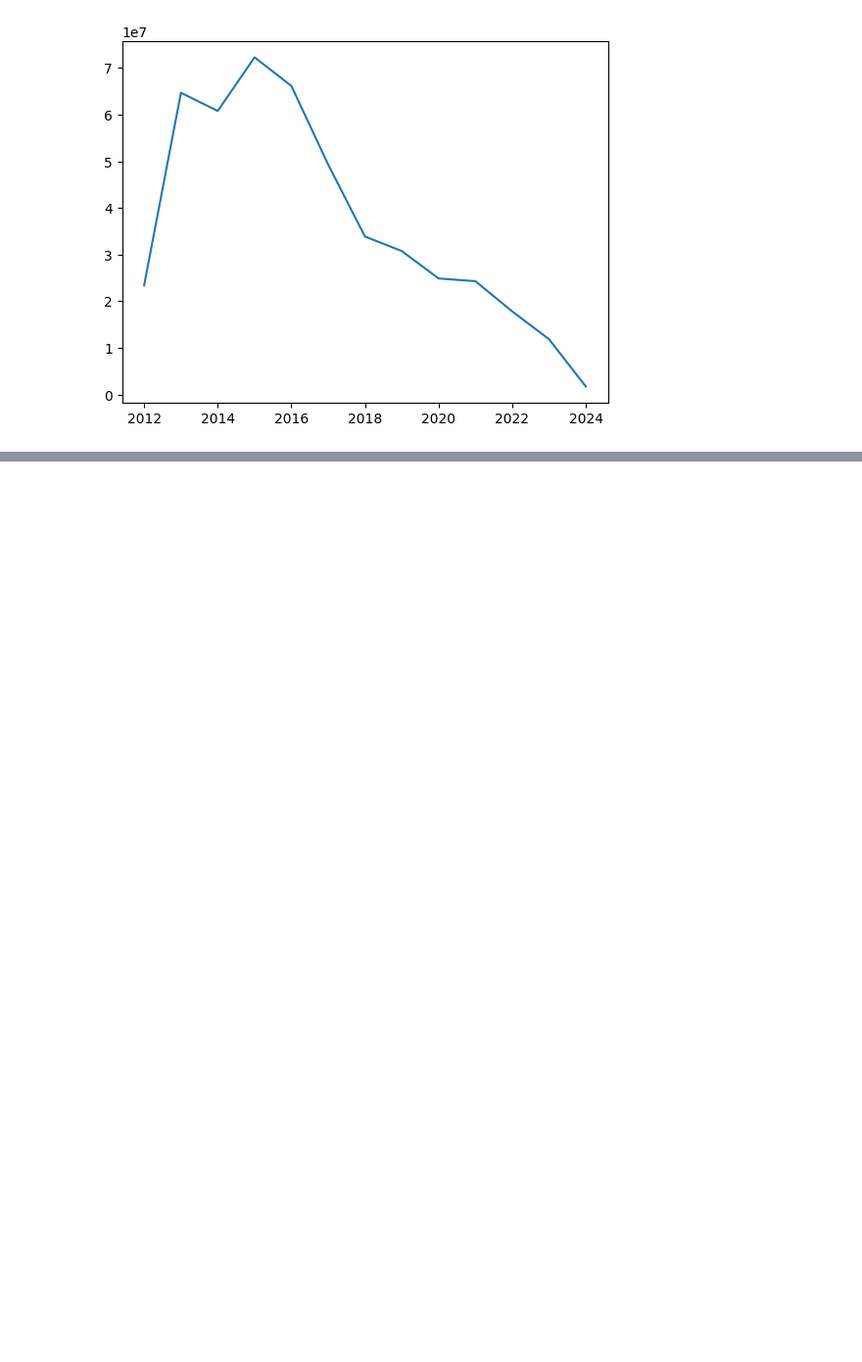
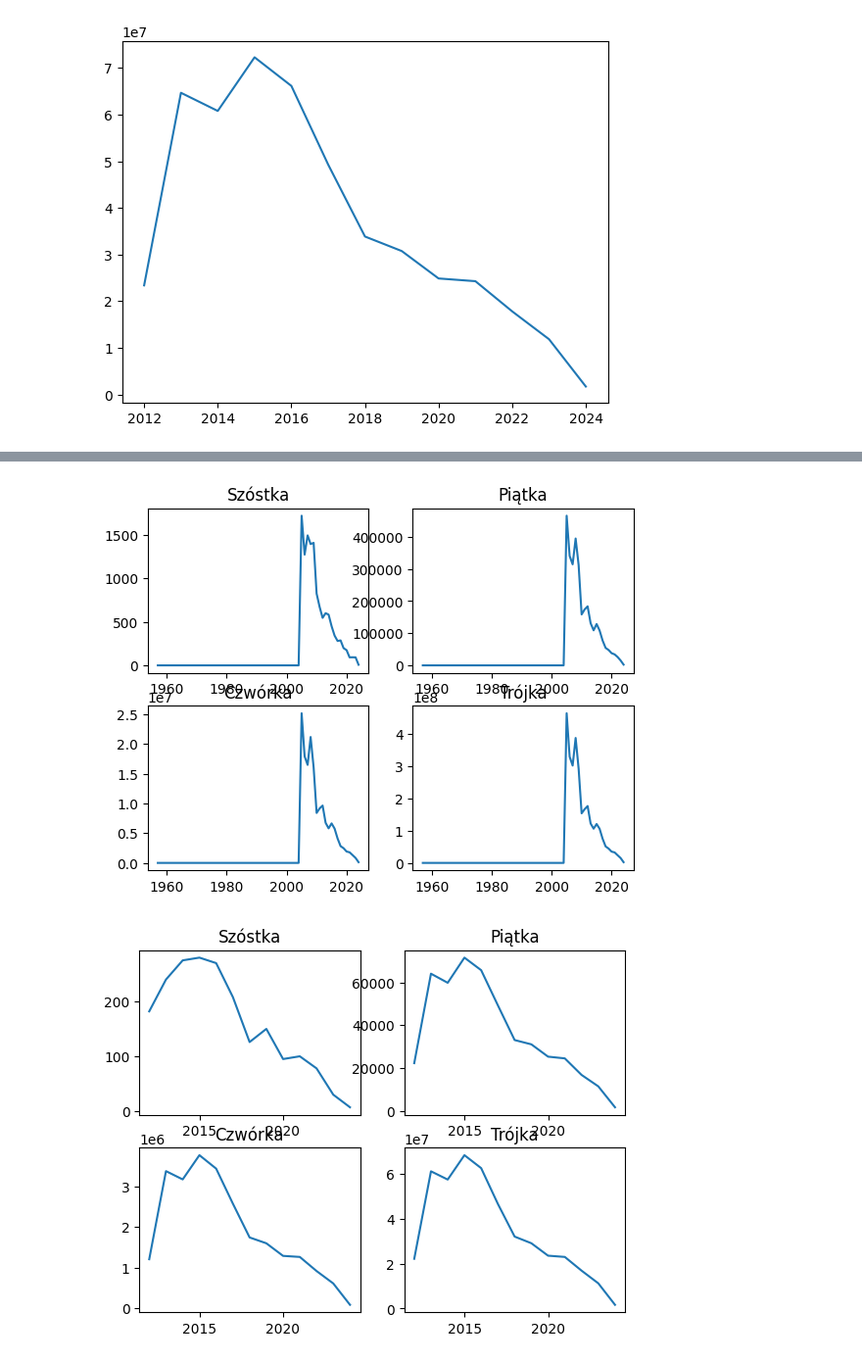
Before and after one commit to DEENUU1/lotto-analytics, a Jupyter notebook: analytics.ipynb, the cells around one changed output, grey strips where cells are left out. Shown: that part at 98% size. Saved outputs shown, nothing was run; the diff lists cells and outputs as text; code cells hidden in the pictures; blank space fills up the shorter version.

```diff
--- a/analytics.ipynb
+++ b/analytics.ipynb
@@ -69,0 +97,7 @@ get_plot_total_wins_by_year(lotto_plus_count_winnings_by_year)
+# %%
+get_plot_win_type_by_year(lotto_count_winnings_by_year)
+get_plot_win_type_by_year(lotto_plus_count_winnings_by_year)
+get_plot_win_type_by_year(mini_lotto_count_winnings_by_year)
+# %% [output]
+[figure, added]
+[figure, added]
```
Also changed, not shown: parts of 2 cells of this notebook.
